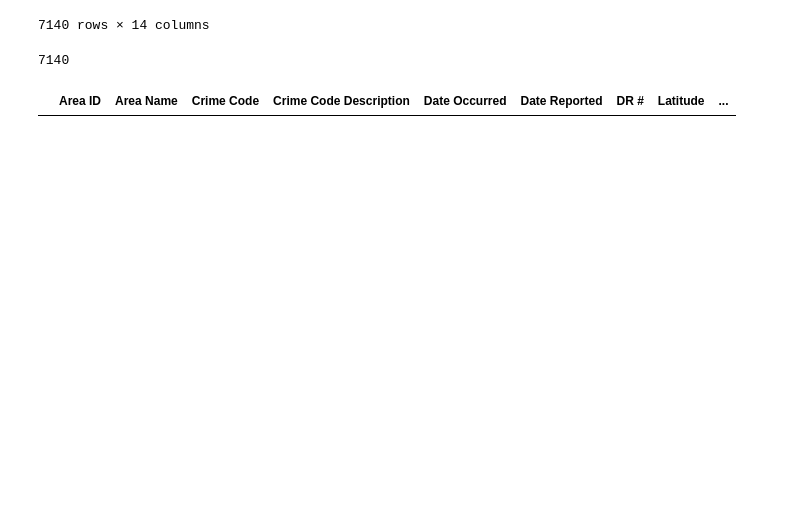
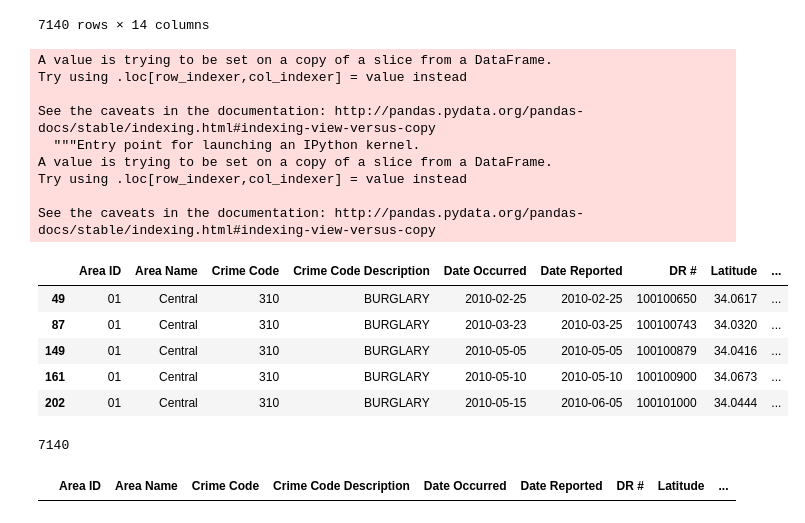
Before and after one commit to egome007/Project_1, a Jupyter notebook: code/data.lacity.org_api-pull.ipynb, the cells around one changed output. Cells and saved outputs as stored; diff of their text form; code cells hidden in the pictures; blank space fills up the shorter version.

Commit message:
Code add for data cleanup

```diff
--- a/code/data.lacity.org_api-pull.ipynb
+++ b/code/data.lacity.org_api-pull.ipynb
@@ -161,6 +153,27 @@ burglary_df
 | 99966 | 12 | 77th Street | 310 | BURGLARY | 2010-02-22T00:00:00.000 | 2010-02-28T00:00:00.000 | 101208493 | 33.9980 | ... |
 | 99997 | 12 | 77th Street | 310 | BURGLARY | 2010-02-28T00:00:00.000 | 2010-03-01T00:00:00.000 | 101208552 | 33.9873 | ... |
 7140 rows × 14 columns
+# %%
+#Cleanup date format
+burglary_df["Date Occurred"] = pd.to_datetime(burglary_df["Date Occurred"])
+burglary_df["Date Reported"] = pd.to_datetime(burglary_df["Date Reported"])
+burglary_df.head()
+# %% [output]
+A value is trying to be set on a copy of a slice from a DataFrame.
+Try using .loc[row_indexer,col_indexer] = value instead
+
+See the caveats in the documentation: http://pandas.pydata.org/pandas-docs/stable/indexing.html#indexing-view-versus-copy
+  """Entry point for launching an IPython kernel.
+A value is trying to be set on a copy of a slice from a DataFrame.
+Try using .loc[row_indexer,col_indexer] = value instead
+
+See the caveats in the documentation: http://pandas.pydata.org/pandas-docs/stable/indexing.html#indexing-view-versus-copy
+|  | Area ID | Area Name | Crime Code | Crime Code Description | Date Occurred | Date Reported | DR # | Latitude | ... |
+| 49 | 01 | Central | 310 | BURGLARY | 2010-02-25 | 2010-02-25 | 100100650 | 34.0617 | ... |
+| 87 | 01 | Central | 310 | BURGLARY | 2010-03-23 | 2010-03-25 | 100100743 | 34.0320 | ... |
+| 149 | 01 | Central | 310 | BURGLARY | 2010-05-05 | 2010-05-05 | 100100879 | 34.0416 | ... |
+| 161 | 01 | Central | 310 | BURGLARY | 2010-05-10 | 2010-05-10 | 100100900 | 34.0673 | ... |
+| 202 | 01 | Central | 310 | BURGLARY | 2010-05-15 | 2010-06-05 | 100101000 | 34.0444 | ... |
 # %%
 #Checking size of dataset
 len(burglary_df)
```
Also changed, not shown: parts of 2 cells of this notebook.
